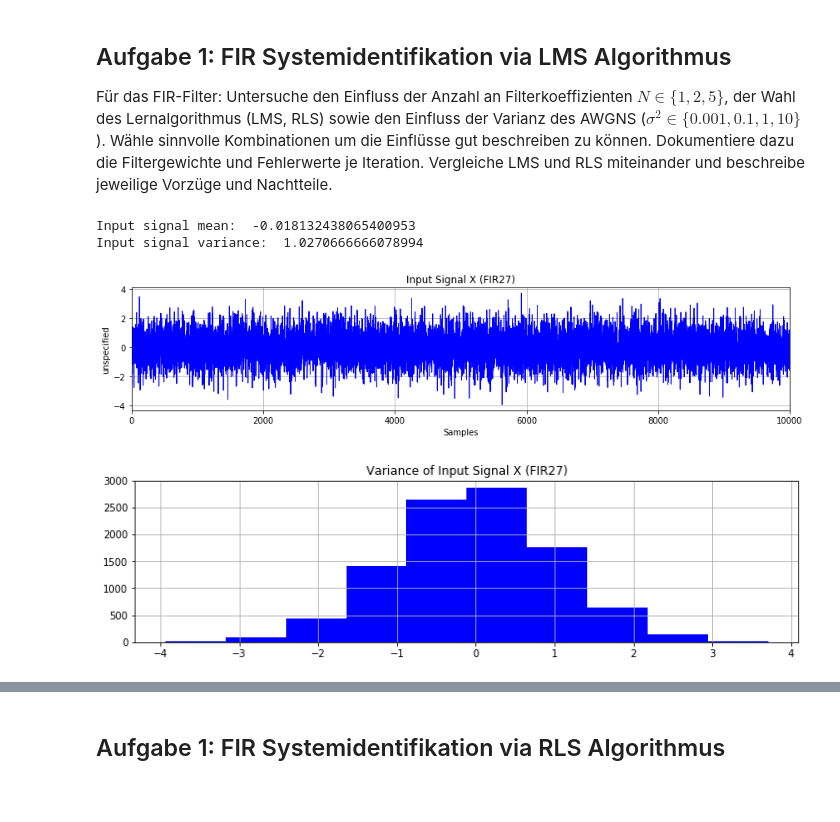
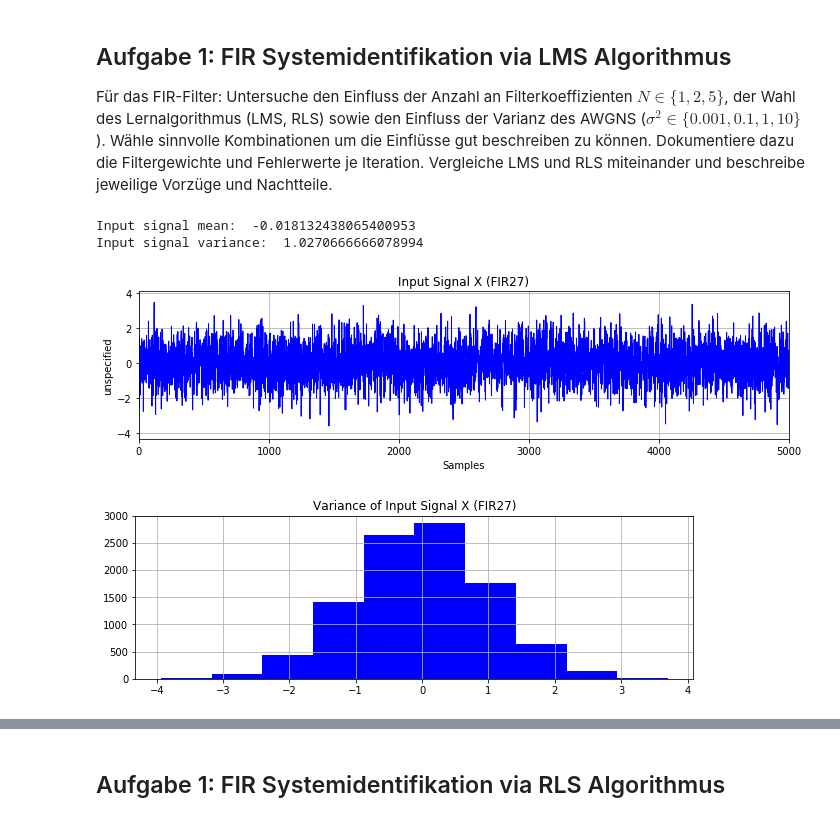
Before and after one commit to xhain/Systemidentifikation, a Jupyter notebook: python/Systemidentifikation.ipynb, the cells around one changed output, grey strips where cells are left out. Saved outputs shown, nothing was run; the diff lists cells and outputs as text; code cells hidden in the pictures; blank space fills up the shorter version.

```diff
--- a/python/Systemidentifikation.ipynb
+++ b/python/Systemidentifikation.ipynb
@@ -45,19 +45,19 @@ Für das FIR-Filter: Untersuche den Einfluss der Anzahl an Filterkoeffizienten $
 # %%
 # load FIR data from dictionary
 HfirD = importMat['System_FIR27']['D_']
 HfirX = importMat['System_FIR27']['X']
 
 # check input signal variance and plot
-ts.plot(HfirX,'Input Signal X (FIR27)','lin',10000)
+ts.plot(HfirX,'Input Signal X (FIR27)','lin',5000)
 ts.hist(HfirX,'Variance of Input Signal X (FIR27)')
 print('Input signal mean: ',np.mean(HfirX))
 print('Input signal variance: ',np.var(HfirX))
 #print('Eigenvalue Spread of X:', ts.eigSpread(HfirX,1000))
 # %% [output]
 Input signal mean:  -0.018132438065400953
 Input signal variance:  1.0270666666078994
-[figure, old version]
+[figure, new version]
-[figure, old version]
+[figure, new version]
 # %% [markdown]
 #### Aufgabe 1: Systemidentifikation eines FIR Systems mit variablem AWGNS
 
```
Also changed, not shown: parts of 51 cells of this notebook, 2 other files.
